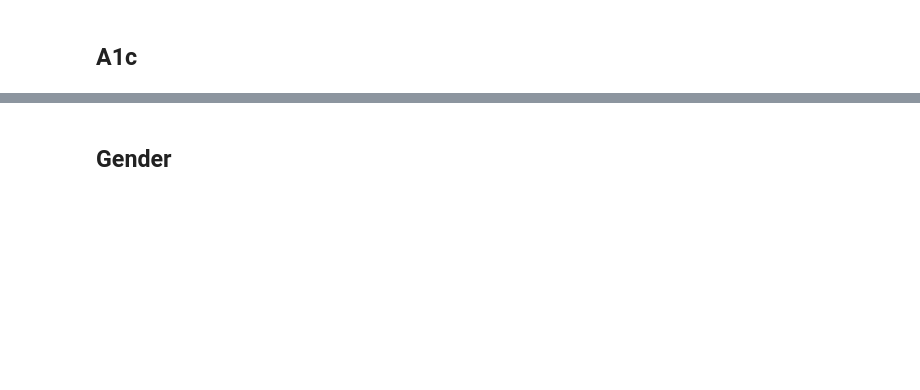
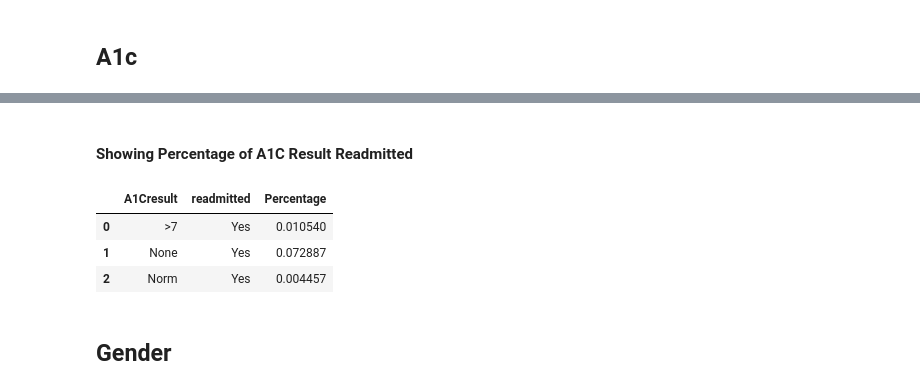
Before and after one commit to sagarwala12/HRRP, a Jupyter notebook: Visualizations_Final.ipynb, the cells around one changed output, grey strips where cells are left out. Drawn from its saved outputs; the diff is of its cells as text; code cells hidden in the pictures; blank space fills up the shorter version.

```diff
--- a/Visualizations_Final.ipynb
+++ b/Visualizations_Final.ipynb
@@ -150,3 +182,17 @@ train[['A1Cresult','readmitted', 'race']].groupby(['A1Cresult','readmitted']).co
+# %% [markdown]
+#### Showing Percentage of A1C Result Readmitted
+# %%
+#Showing only YES Values
+a1c_percent = train[['A1Cresult','readmitted', 'race']].groupby(['A1Cresult','readmitted']).count().apply(lambda x: x/train.race.count())
+a1c_percent = a1c_percent.xs('Yes', level=1, drop_level=False)
+a1c_percent = a1c_percent.reset_index()
+a1c_percent.columns = ['A1Cresult', 'readmitted', 'Percentage']
+a1c_percent
+# %% [output]
+|  | A1Cresult | readmitted | Percentage |
+| 0 | >7 | Yes | 0.010540 |
+| 1 | None | Yes | 0.072887 |
+| 2 | Norm | Yes | 0.004457 |
 # %% [markdown]
 ## Gender
 # %%
```
Also changed, not shown: parts of 26 cells of this notebook.
